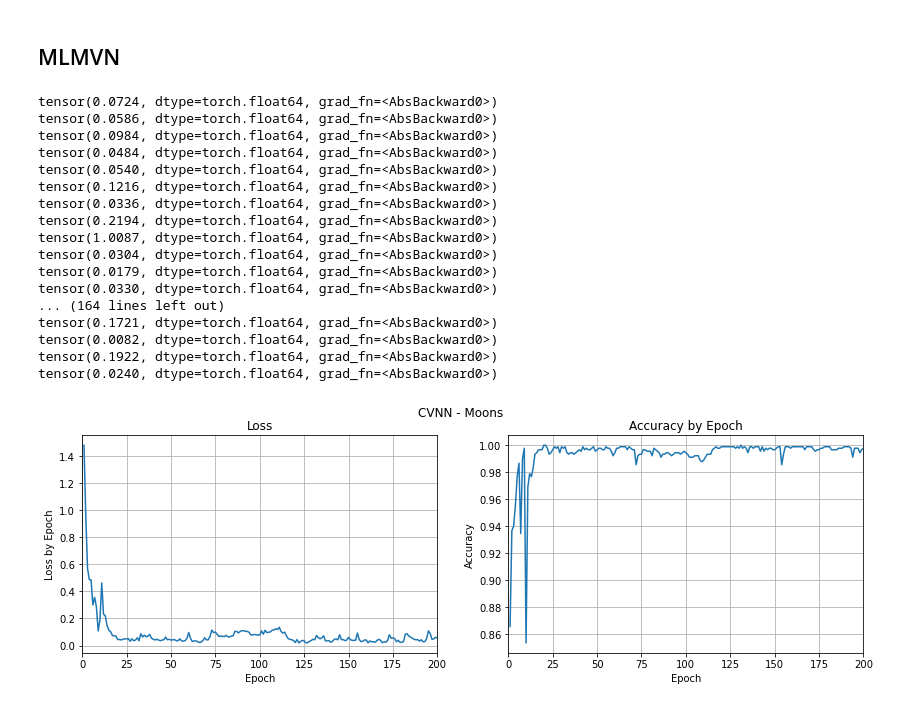
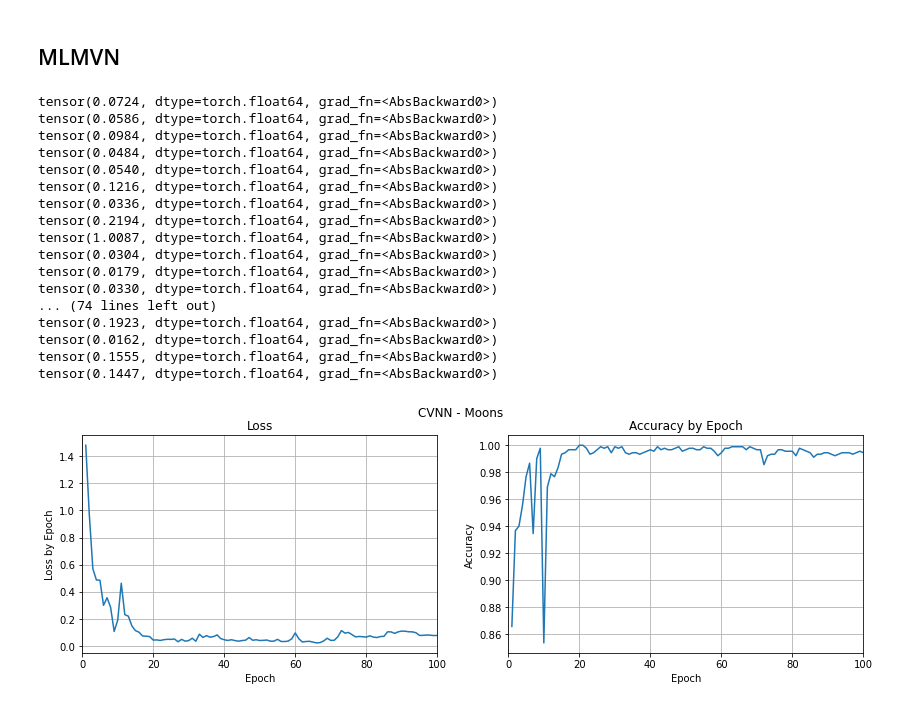
Before and after one commit to antonpf/mlmvn, a Jupyter notebook: nbs/examples/moons/00_moons.ipynb, the cells around one changed output. Drawn from its saved outputs; the diff is of its cells as text; code cells hidden in the pictures.

Commit message:
updated optim

```diff
--- a/nbs/examples/moons/00_moons.ipynb
+++ b/nbs/examples/moons/00_moons.ipynb
@@ -225,7 +228,17 @@ periodicity = 1
     list_bias,
     list_outputs,
     list_self_adjusting_learning_rate,
-) = train(model, X_train_t, y_train_t, epochs=200, batch_size=100, optimizer=optimizer, criterion=criterion, categories=categories, periodicity=periodicity)
+) = train(
+    model,
+    X_train_t,
+    y_train_t,
+    epochs=100,
+    batch_size=100,
+    optimizer=optimizer,
+    criterion=criterion,
+    categories=categories,
+    periodicity=periodicity,
+)
 # %% [output]
 tensor(0.0724, dtype=torch.float64, grad_fn=<AbsBackward0>)
 tensor(0.0586, dtype=torch.float64, grad_fn=<AbsBackward0>)
@@ -239,37 +252,34 @@ tensor(1.0087, dtype=torch.float64, grad_fn=<AbsBackward0>)
 tensor(0.0304, dtype=torch.float64, grad_fn=<AbsBackward0>)
 tensor(0.0179, dtype=torch.float64, grad_fn=<AbsBackward0>)
 tensor(0.0330, dtype=torch.float64, grad_fn=<AbsBackward0>)
-... (164 lines left out)
-tensor(0.1721, dtype=torch.float64, grad_fn=<AbsBackward0>)
-tensor(0.0082, dtype=torch.float64, grad_fn=<AbsBackward0>)
-tensor(0.1922, dtype=torch.float64, grad_fn=<AbsBackward0>)
-tensor(0.0240, dtype=torch.float64, grad_fn=<AbsBackward0>)
+... (74 lines left out)
+tensor(0.1923, dtype=torch.float64, grad_fn=<AbsBackward0>)
+tensor(0.0162, dtype=torch.float64, grad_fn=<AbsBackward0>)
+tensor(0.1555, dtype=torch.float64, grad_fn=<AbsBackward0>)
+tensor(0.1447, dtype=torch.float64, grad_fn=<AbsBackward0>)
 # %%
 def plot_loss(title, losses, scores):
     plt.rcParams["axes.grid"] = True
     fig, (ax1, ax2) = plt.subplots(1, 2, figsize=(14, 4))
     fig.suptitle("CVNN - Moons")
     ax1.plot(np.linspace(1, len(losses), len(losses)), losses)
     ax1.set_xlabel("Epoch")
     ax1.set_ylabel("Loss by Epoch")
     ax1.set_title("Loss")
     ax1.set_xlim(0, len(losses))
 
     ax2.plot(np.linspace(1, len(scores), len(scores)), scores)
     ax2.set_xlabel("Epoch")
     ax2.set_ylabel("Accuracy")
     ax2.set_title("Accuracy by Epoch")
     ax2.set_xlim(0, len(losses))
 
     plt.show()
 
-plot_loss(
-    "CVNN - Moons",
-    losses,
-    scores
-    )
+
+plot_loss("CVNN - Moons", losses, scores)
 # %% [output]
-[figure, old version]
+[figure, new version]
 # %%
 y_pred = model(X_train_t)
 y_pred = angle2class(y_pred, categories, periodicity)
```
Also changed, not shown: parts of 7 cells of this notebook, 10 other files.
